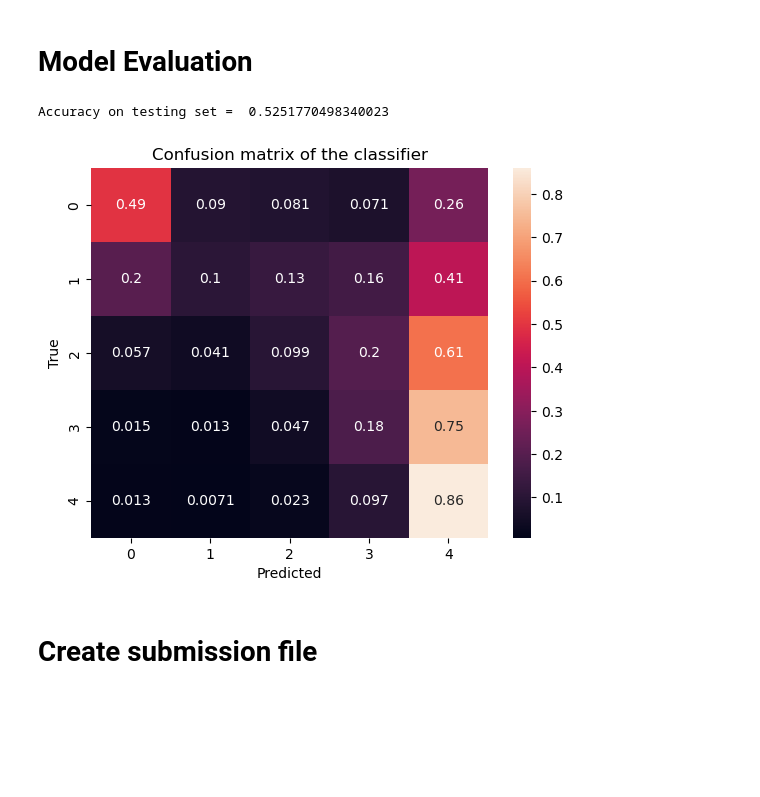
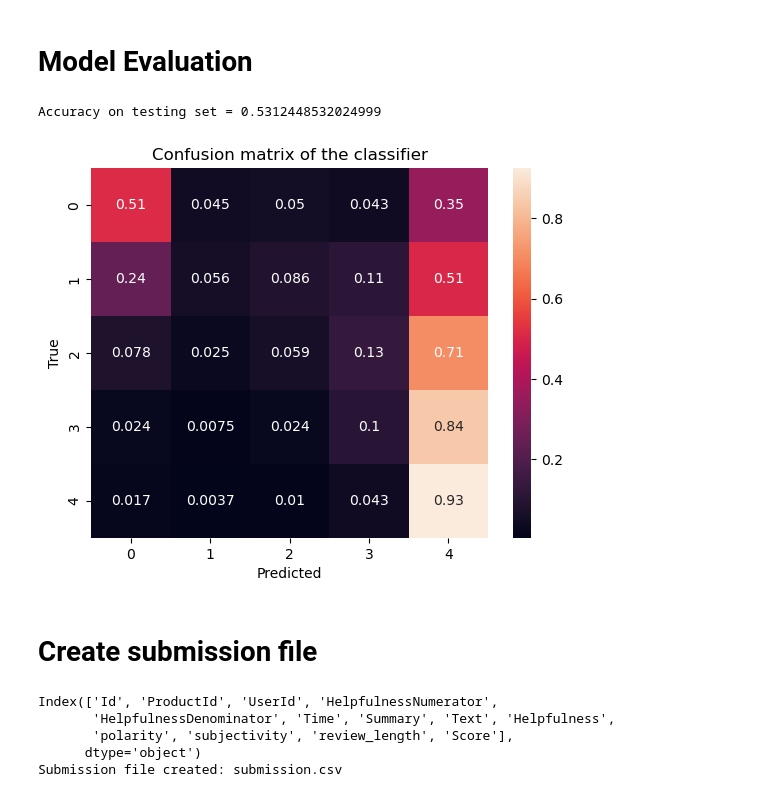
Before and after one commit to gallettilance/CS506-Fall2024, a Jupyter notebook: lecture_13/starter_code.ipynb, the cells around one changed output. Drawn from its saved outputs; the diff is of its cells as text; code cells hidden in the pictures; blank space fills up the shorter version.

Commit message:
use ogboost model

```diff
--- a/lecture_13/starter_code.ipynb
+++ b/lecture_13/starter_code.ipynb
@@ -200,0 +171,41 @@ Fitting 3 folds for each of 12 candidates, totalling 36 fits
+# %%
+# Set up parameter grid
+param_grid = {
+    'learning_rate': [0.05, 0.1],         # Lower learning rates for fine-tuning
+    'n_estimators': [100, 300, 500],      # Number of boosting rounds
+    'max_depth': [3, 5, 7],               # Tree depth for model complexity
+    'subsample': [0.6, 0.8]               # Fraction of data to use per tree
+}
+
+# Initialize the XGBClassifier
+xgb = XGBClassifier(use_label_encoder=False, eval_metric="mlogloss", random_state=42)
+
+# Set up GridSearchCV
+grid_search = GridSearchCV(
+    estimator=xgb,
+    param_grid=param_grid,
+    scoring='accuracy',
+    cv=3,
+    verbose=1,
+    n_jobs=-1,
+    return_train_score=True  # To get train scores in results
+)
+
+# Fit GridSearchCV
+grid_search.fit(X_train, y_train)
+
+# Print the best parameters and best score
+print("Best parameters found: ", grid_search.best_params_)
+print("Best cross-validation accuracy: ", grid_search.best_score_)
+
+# Retrieve and display the accuracy for each parameter combination
+results = grid_search.cv_results_
+for mean_score, params in zip(results['mean_test_score'], results['params']):
+    print(f"Params: {params}, Mean CV Accuracy: {mean_score:.4f}")
+
+# Use the best estimator from GridSearchCV to predict on the test set
+best_model = grid_search.best_estimator_
+
+# Predict and evaluate on the validation set
+y_pred = best_model.predict(X_test)
+accuracy = accuracy_score(y_test, y_pred)
@@ -202,22 +235,34 @@ Fitting 3 folds for each of 12 candidates, totalling 36 fits
 # Model Evaluation
 # %%
 # Evaluate your model on the testing set
-print("Accuracy on testing set = ", accuracy_score(Y_test, y_test_predictions))
+print(f"Accuracy on testing set = {accuracy}")
 
 # Plot a confusion matrix
-cm = confusion_matrix(Y_test, y_test_predictions, normalize='true')
+cm = confusion_matrix(y_test, y_pred, normalize='true')
 sns.heatmap(cm, annot=True)
 plt.title('Confusion matrix of the classifier')
 plt.xlabel('Predicted')
 plt.ylabel('True')
 plt.show()
 # %% [output]
-Accuracy on testing set =  0.5251770498340023
+Accuracy on testing set = 0.5312448532024999
-[figure, old version]
+[figure, new version]
 # %% [markdown]
 # Create submission file
 # %%
+# Prepare the test set for prediction
+X_submission = add_features_to(X_submission)
+X_submission_select = X_submission[features]
+
 # Create the submission file
-X_submission['Score'] = best_model.predict(X_submission['Text'].fillna(''))
+X_submission['Score'] = best_model.predict(X_submission_select) + 1.0
 submission = X_submission[['Id', 'Score']]
 submission.to_csv("./data/submission.csv", index=False)
+
+print("Submission file created: submission.csv")
+# %% [output]
+Index(['Id', 'ProductId', 'UserId', 'HelpfulnessNumerator',
+       'HelpfulnessDenominator', 'Time', 'Summary', 'Text', 'Helpfulness',
+       'polarity', 'subjectivity', 'review_length', 'Score'],
+      dtype='object')
+Submission file created: submission.csv
```
Also changed, not shown: parts of 10 cells of this notebook.
